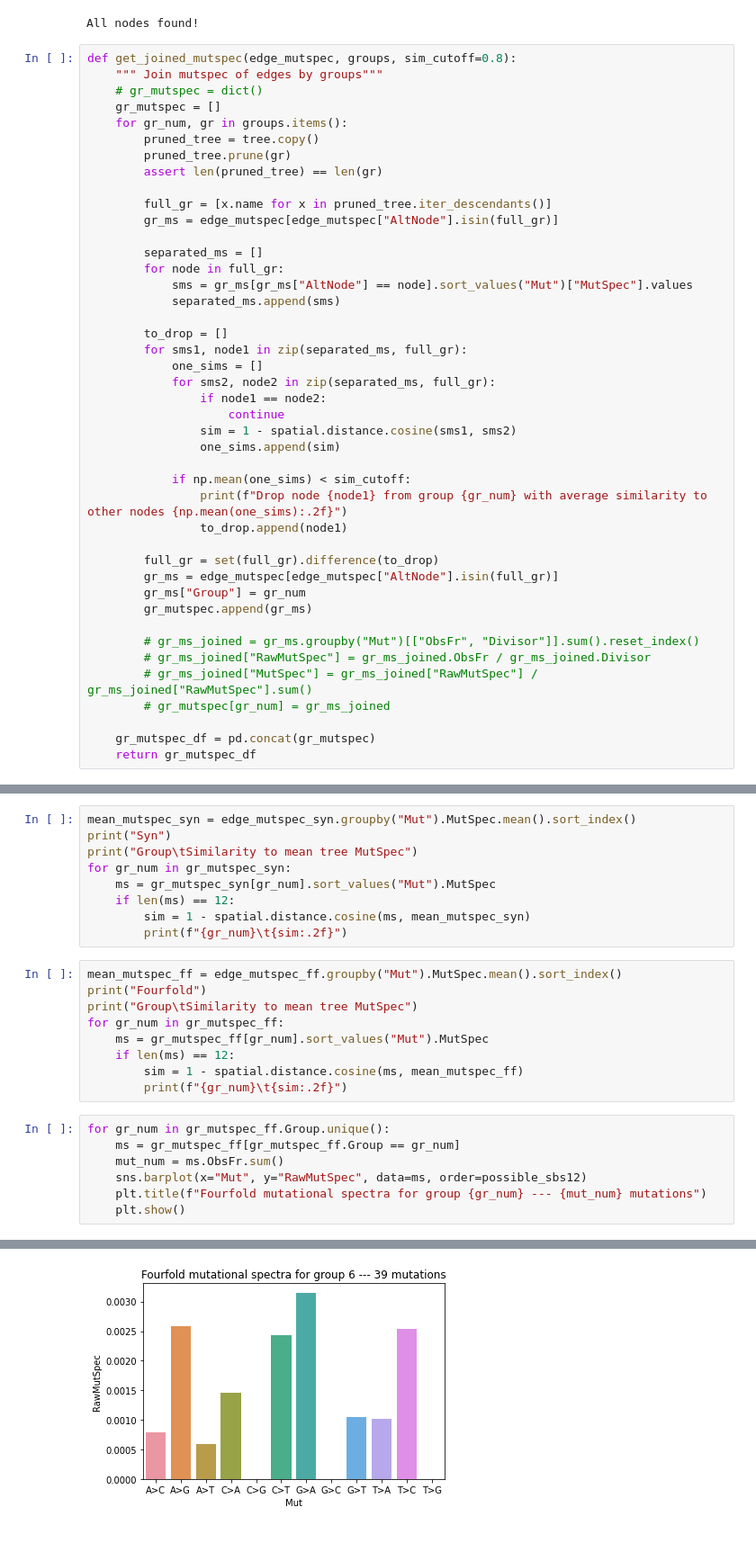
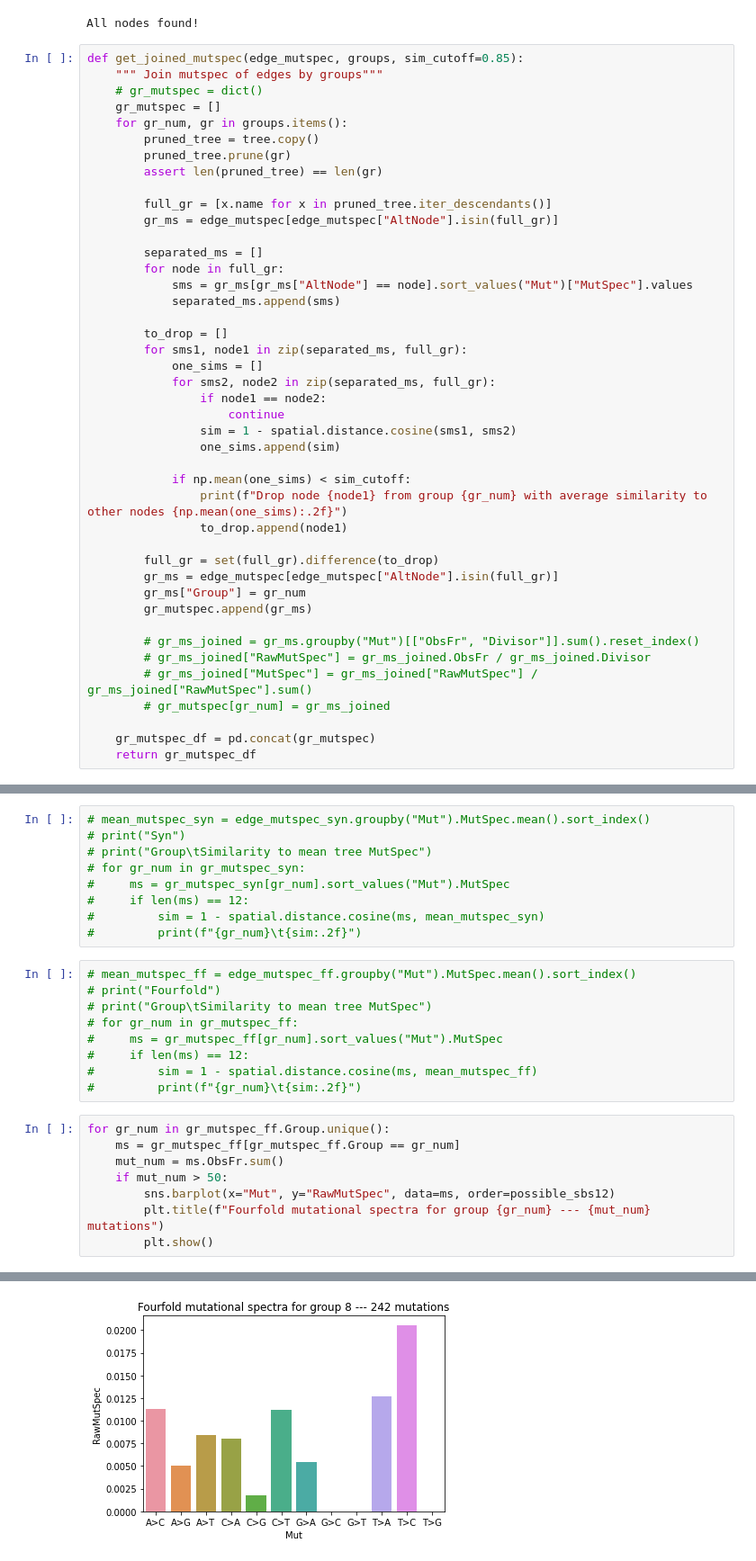
Before and after one commit to kpotoh/birds, a Jupyter notebook: nb/mut_extraction_nematoda.ipynb, the cells around one changed output, grey strips where cells are left out. Shown at 90% size. Cells and saved outputs as stored; diff of their text form.

Commit message:
sim cutoff 0.85

```diff
--- a/nb/mut_extraction_nematoda.ipynb
+++ b/nb/mut_extraction_nematoda.ipynb
@@ -203,7 +203,7 @@ print("All nodes found!")
 # %% [output]
 All nodes found!
 # %%
-def get_joined_mutspec(edge_mutspec, groups, sim_cutoff=0.8):
+def get_joined_mutspec(edge_mutspec, groups, sim_cutoff=0.85):
     """ Join mutspec of edges by groups"""
     # gr_mutspec = dict()
     gr_mutspec = []
@@ -317,26 +317,27 @@ for gr_num in gr_mutspec_all:
 # %%
-mean_mutspec_syn = edge_mutspec_syn.groupby("Mut").MutSpec.mean().sort_index()
-print("Syn")
-print("Group\tSimilarity to mean tree MutSpec")
-for gr_num in gr_mutspec_syn:
-    ms = gr_mutspec_syn[gr_num].sort_values("Mut").MutSpec
-    if len(ms) == 12:
-        sim = 1 - spatial.distance.cosine(ms, mean_mutspec_syn)
-        print(f"{gr_num}\t{sim:.2f}")
+# mean_mutspec_syn = edge_mutspec_syn.groupby("Mut").MutSpec.mean().sort_index()
+# print("Syn")
+# print("Group\tSimilarity to mean tree MutSpec")
+# for gr_num in gr_mutspec_syn:
+#     ms = gr_mutspec_syn[gr_num].sort_values("Mut").MutSpec
+#     if len(ms) == 12:
+#         sim = 1 - spatial.distance.cosine(ms, mean_mutspec_syn)
+#         print(f"{gr_num}\t{sim:.2f}")
 # %%
-mean_mutspec_ff = edge_mutspec_ff.groupby("Mut").MutSpec.mean().sort_index()
-print("Fourfold")
-print("Group\tSimilarity to mean tree MutSpec")
-for gr_num in gr_mutspec_ff:
-    ms = gr_mutspec_ff[gr_num].sort_values("Mut").MutSpec
-    if len(ms) == 12:
-        sim = 1 - spatial.distance.cosine(ms, mean_mutspec_ff)
-        print(f"{gr_num}\t{sim:.2f}")
+# mean_mutspec_ff = edge_mutspec_ff.groupby("Mut").MutSpec.mean().sort_index()
+# print("Fourfold")
+# print("Group\tSimilarity to mean tree MutSpec")
+# for gr_num in gr_mutspec_ff:
+#     ms = gr_mutspec_ff[gr_num].sort_values("Mut").MutSpec
+#     if len(ms) == 12:
+#         sim = 1 - spatial.distance.cosine(ms, mean_mutspec_ff)
+#         print(f"{gr_num}\t{sim:.2f}")
 # %%
 for gr_num in gr_mutspec_ff.Group.unique():
     ms = gr_mutspec_ff[gr_mutspec_ff.Group == gr_num]
     mut_num = ms.ObsFr.sum()
-    sns.barplot(x="Mut", y="RawMutSpec", data=ms, order=possible_sbs12)
-    plt.title(f"Fourfold mutational spectra for group {gr_num} --- {mut_num} mutations")
-    plt.show()
+    if mut_num > 50:
+        sns.barplot(x="Mut", y="RawMutSpec", data=ms, order=possible_sbs12)
+        plt.title(f"Fourfold mutational spectra for group {gr_num} --- {mut_num} mutations")
+        plt.show()
 # %% [output]
@@ -348 +349 @@ for gr_num in gr_mutspec_ff.Group.unique():
-[figure, old version]
+[figure, new version]
```
Also changed, not shown: parts of 5 cells of this notebook.
